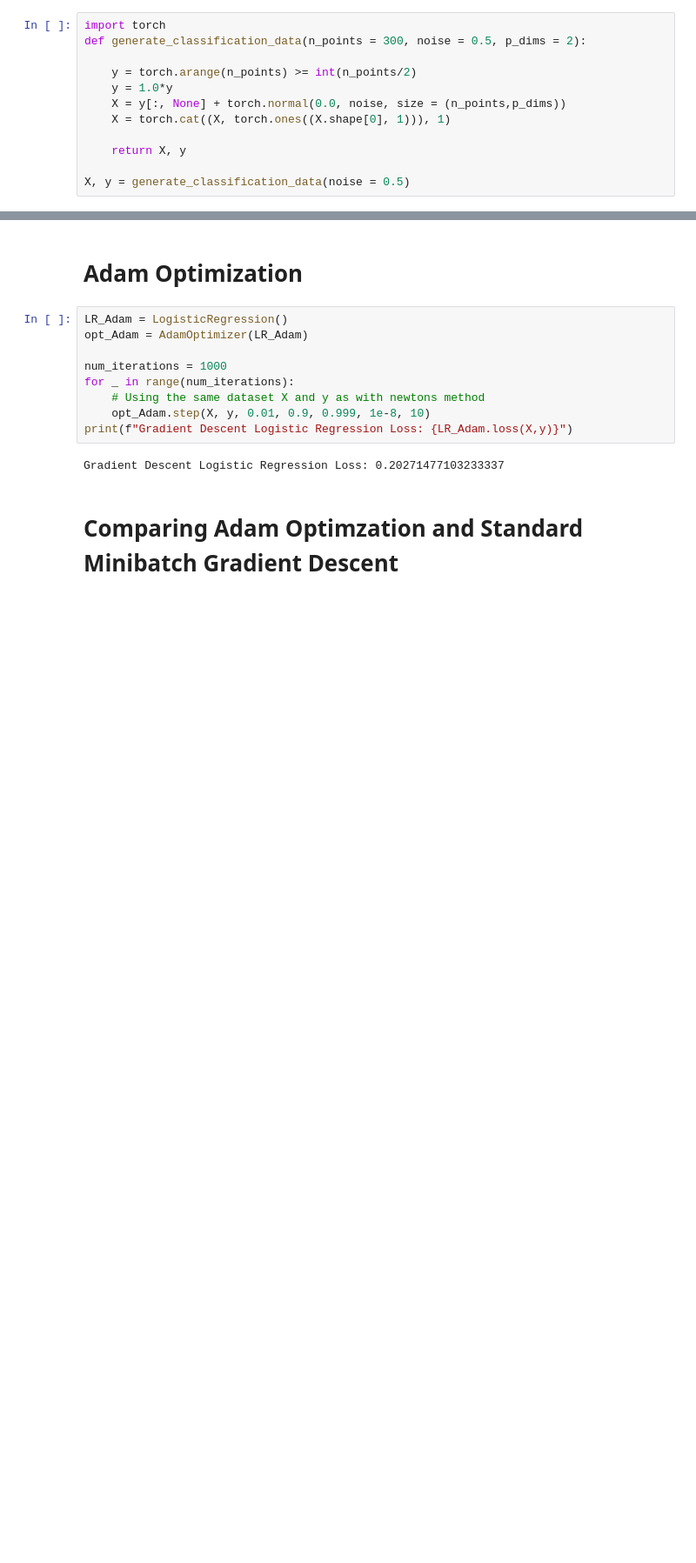
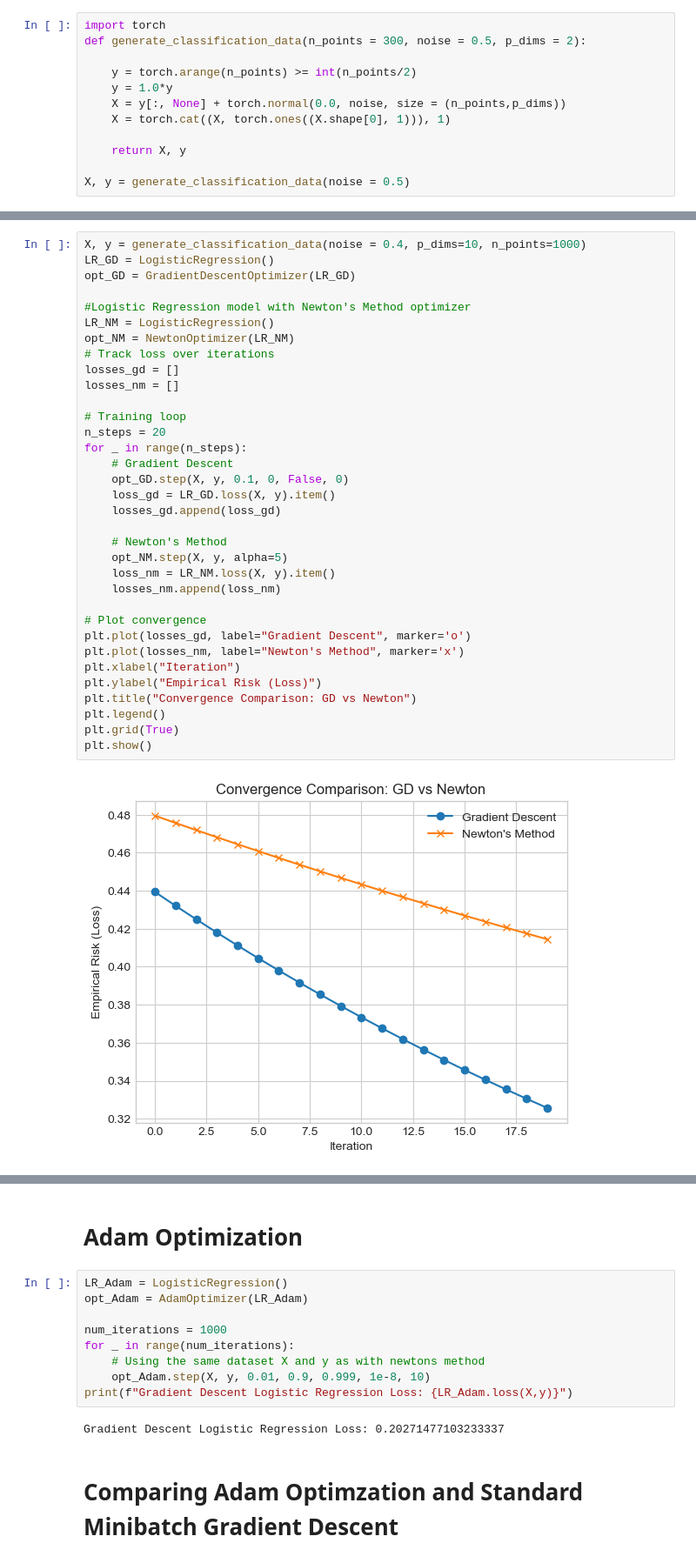
Before and after one commit to CameronHudson813/CameronHudson813.github.io, a Jupyter notebook: posts/Newton's Method and Adam/index.ipynb, the cells around one changed output, grey strips where cells are left out. Shown at 87% size. Saved outputs shown, nothing was run; the diff lists cells and outputs as text; blank space fills up the shorter version.

Commit message:
Newton Adam still doesn't work

```diff
--- a/posts/Newton's Method and Adam/index.ipynb
+++ b/posts/Newton's Method and Adam/index.ipynb
@@ -69,0 +85,36 @@ Newton's Method Logistic Regression Loss: 0.19098138809204102
+# %%
+X, y = generate_classification_data(noise = 0.4, p_dims=10, n_points=1000)
+LR_GD = LogisticRegression()
+opt_GD = GradientDescentOptimizer(LR_GD)
+
+#Logistic Regression model with Newton's Method optimizer
+LR_NM = LogisticRegression()
+opt_NM = NewtonOptimizer(LR_NM)
+# Track loss over iterations
+losses_gd = []
+losses_nm = []
+
+# Training loop
+n_steps = 20
+for _ in range(n_steps):
+    # Gradient Descent
+    opt_GD.step(X, y, 0.1, 0, False, 0)
+    loss_gd = LR_GD.loss(X, y).item()
+    losses_gd.append(loss_gd)
+
+    # Newton's Method
+    opt_NM.step(X, y, alpha=5)
+    loss_nm = LR_NM.loss(X, y).item()
+    losses_nm.append(loss_nm)
+
+# Plot convergence
+plt.plot(losses_gd, label="Gradient Descent", marker='o')
+plt.plot(losses_nm, label="Newton's Method", marker='x')
+plt.xlabel("Iteration")
+plt.ylabel("Empirical Risk (Loss)")
+plt.title("Convergence Comparison: GD vs Newton")
+plt.legend()
+plt.grid(True)
+plt.show()
+# %% [output]
+[figure, added]
```
Also changed, not shown: parts of 9 cells of this notebook, 7 other files.
